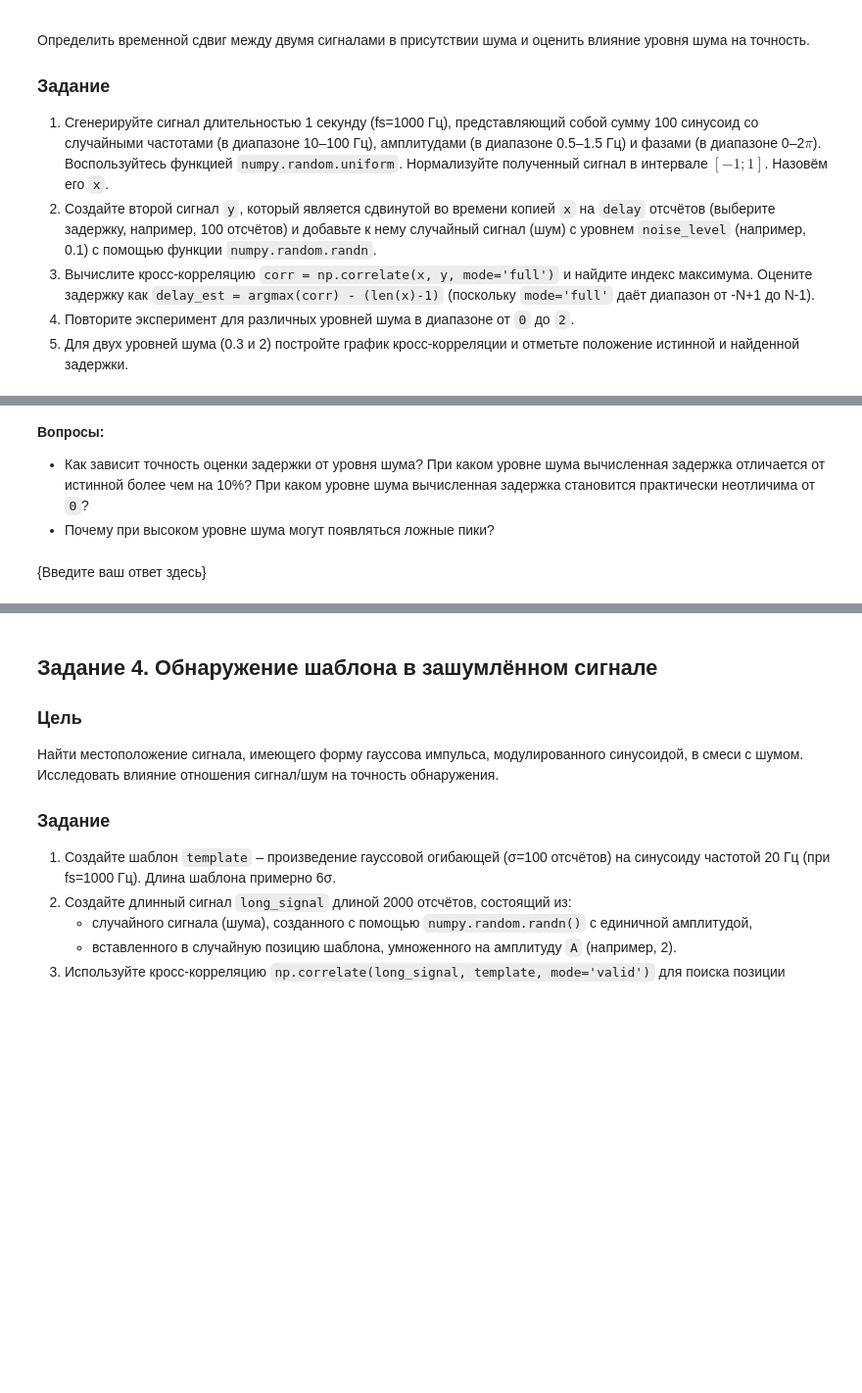
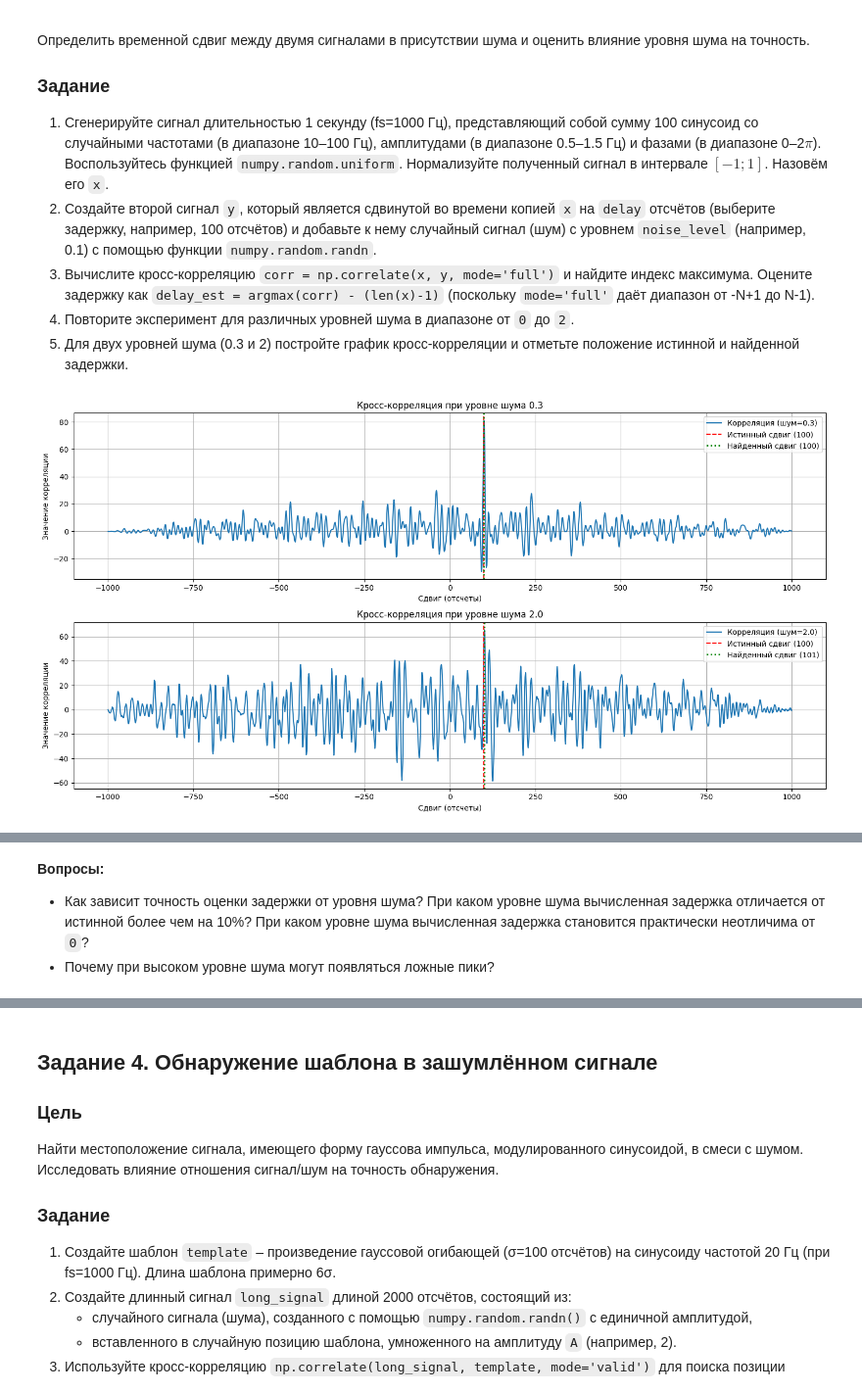
Before and after one commit to Uzema/dsp-seminars, a Jupyter notebook: seminars/3.ipynb, the cells around one changed output, grey strips where cells are left out. Shown at 98% size. Cells and saved outputs as stored; diff of their text form; code cells hidden in the pictures; blank space fills up the shorter version.

```diff
--- a/seminars/3.ipynb
+++ b/seminars/3.ipynb
@@ -223,0 +222,65 @@ L     | Тип        | Амп. 5 Гц  | Амп. 80 Гц
+# %%
+# 1. Параметры
+fs = 1000
+T = 1.0
+t = np.linspace(0, T, int(fs*T), endpoint=False)
+N = len(t)
+delay = 100  # Истинная задержка в отсчетах
+
+# Генерация сигнала x (сумма 100 синусоид)
+np.random.seed(42)
+freqs = np.random.uniform(10, 100, 100)
+amps = np.random.uniform(0.5, 1.5, 100)
+phases = np.random.uniform(0, 2*np.pi, 100)
+
+x = np.zeros_like(t)
+for f, a, p in zip(freqs, amps, phases):
+    x += a * np.sin(2 * np.pi * f * t + p)
+
+# Нормализация x в [-1, 1]
+x = 2 * (x - np.min(x)) / (np.max(x) - np.min(x)) - 1
+
+# 2. Создание зашумленного сигнала y со сдвигом
+# Сдвигаем x на delay отсчетов (заполняем начало нулями)
+y_clean = np.zeros_like(x)
+y_clean[delay:] = x[:-delay]
+
+def get_delay_estimation(noise_lvl):
+    noise = noise_lvl * np.random.randn(N)
+    y = y_clean + noise
+
+    # 3. Кросс-корреляция
+    corr = np.correlate(y, x, mode='full')
+    lags = np.arange(-N + 1, N)
+
+    idx_max = np.argmax(corr)
+    delay_est = lags[idx_max]
+
+    return lags, corr, delay_est
+
+# 4-5. Эксперимент и визуализация
+noise_levels = [0.3, 2.0]
+plt.figure(figsize=(15, 8))
+
+for i, nl in enumerate(noise_levels):
+    lags, corr, est = get_delay_estimation(nl)
+
+    plt.subplot(2, 1, i+1)
+    plt.plot(lags, corr, label=f'Корреляция (шум={nl})')
+    plt.axvline(delay, color='r', linestyle='--', label=f'Истинный сдвиг ({delay})')
+    plt.axvline(est, color='g', linestyle=':', label=f'Найденный сдвиг ({est})', linewidth=2)
+
+    plt.title(f'Кросс-корреляция при уровне шума {nl}')
+    plt.xlabel('Сдвиг (отсчеты)')
+    plt.ylabel('Значение корреляции')
+    plt.legend()
+    plt.grid(True)
+
+plt.tight_layout()
+plt.show()
+
+for nl in np.arange(0.1, 3.1, 0.1):
+  lags, corr, est = get_delay_estimation(nl)
+  print(f'noise level = {nl}, delay_est = {est}')
+# %% [output]
+[figure, added]
@@ -225,5 +305,3 @@ L     | Тип        | Амп. 5 Гц  | Амп. 80 Гц
 **Вопросы:**
 - Как зависит точность оценки задержки от уровня шума? При каком уровне шума вычисленная задержка отличается от истинной более чем на 10%? При каком уровне шума вычисленная задержка становится практически неотличима от `0`?
 - Почему при высоком уровне шума могут появляться ложные пики?
-# %% [markdown]
-{Введите ваш ответ здесь}
```
Also changed, not shown: parts of 4 cells of this notebook.
